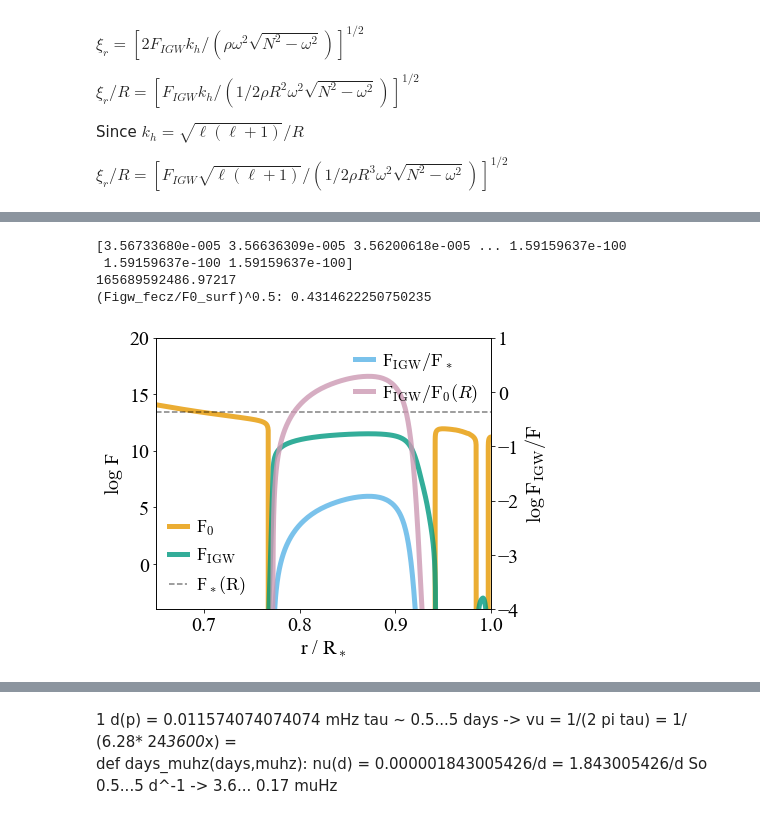
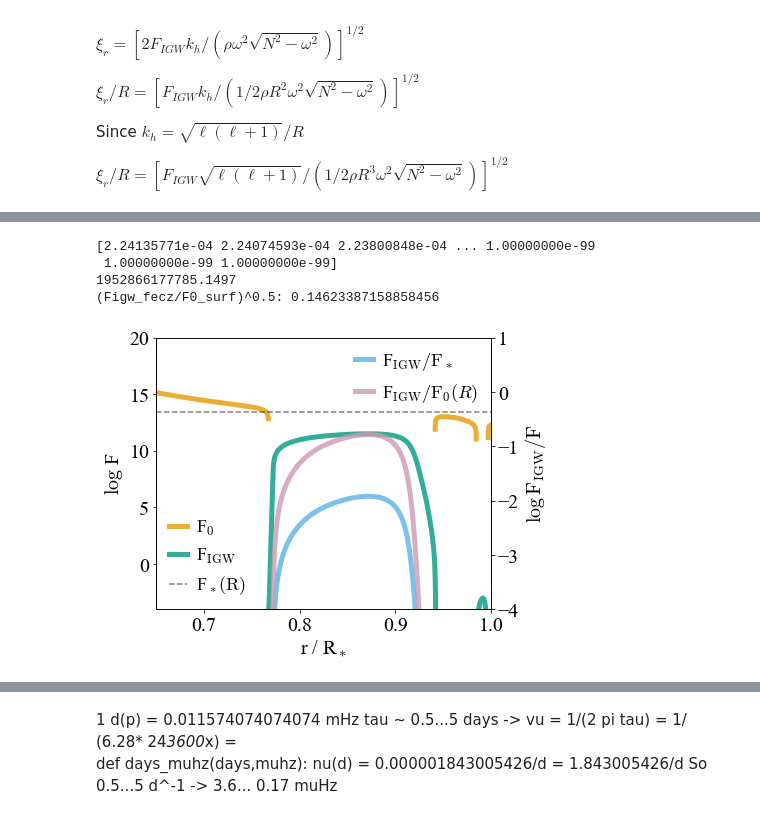
Before and after one commit to matteocantiello/rednoise, a Jupyter notebook: propagation_diagrams.ipynb, the cells around one changed output, grey strips where cells are left out. Saved outputs shown, nothing was run; the diff lists cells and outputs as text; code cells hidden in the pictures.

```diff
--- a/propagation_diagrams.ipynb
+++ b/propagation_diagrams.ipynb
@@ -198,5 +196,6 @@ And $\nu_c \equiv \omega_c / 2\pi $ (e.g. Shiode et al. 2013)
 DIR = '/Users/mcantiello/Dropbox (Personal)/work/red_noise/Z0.02_CORE/'
 mods = [5.0, 5.2, 5.4 ,5.6 ,5.8, 6.0, 7.0,8.0,9.0,10,11,12,13,14,15,16,17,18,19,20,21,22,23,24,25,30,40,50,60,80,100,120]
 hrdlines = [5.0,6.0,7.0,9.0,11,13,15,20,25,30,40,60,80,120]
+figures = '/Users/mcantiello/Dropbox (Personal)/work/red_noise/figures/'
 # %% [markdown]
 ## Identify and Take values in the Core
@@ -217,6 +203,8 @@ print(omega_core/muhz)
 mesa=mr.MesaData(DIR+'10/LOGS/profile10.data')
 dir(mesa)
 mesa.bulk_names
+
+pi2= 2*3.1415
 
 # Units of brunt in MESA?
 #log_brunt_nu(k) = safe_log10_cr((1d6/(2*pi))*sqrt(max(0d0,s% brunt_N2(k))))
@@ -224,8 +212,9 @@ mesa.bulk_names
 # lamb_S ! for l=1: S = sqrt(2)*csound/r
 muhz=1e-6 #conversion factor from muhz to hz
 
-brunt=(1e6/6.283)*10**mesa.log_brunt_N
-lamb1=(1e6/6.283)*mesa.lamb_S
+brunt=(1e6/pi2)*10**mesa.log_brunt_N
+lamb1=(1e6/pi2)*mesa.lamb_S
+
 
 lamb10=lamb_ell(lamb1,10)
 lamb50=lamb_ell(lamb1,50)
@@ -246,6 +235,15 @@ nu_char=1.0/(2*3.1415*turnover)     # Definition in Bowman et al. 2020
 
 omega=vc/(2*alpha_mlt*hp*rsun)      # definition from Fuller et al. 2014 (there is a 2 here)
 
+## Identify values in the core
+i=len(vc)-1
+while (vc[i] > 0.00001):
+    i=i-1
+omega_core=np.mean(omega[i:])
+i_core = i
+print(omega_core/muhz)
+##
+
 plt.plot(mesa.radius/mesa.radius[1],np.log10(omega/muhz),linewidth=4, alpha=0.8,label = r'$\omega$',color=SKY_BLUE)
 plt.plot(mesa.radius/mesa.radius[1],np.log10(nu_char/muhz),linewidth=4, alpha=0.8,label = r'$\nu_{\rm char}$',color=RED_PURPLE)
 
@@ -254,7 +252,7 @@ plt.plot(mesa.radius/mesa.radius[1],np.log10(lamb10),linewidth=2, ls=':',alpha=0
 plt.plot(mesa.radius/mesa.radius[1],np.log10(lamb50),linewidth=2, ls=':',alpha=0.5,label = r'S$_{50}$',color=VERMILLION)
 #plt.plot(mesa.radius/mesa.radius[1],np.log10(lamb30),linewidth=2, alpha=0.8,label = r'  S$_{30}$')
 #plt.plot(mesa.radius/mesa.radius[1],np.log10(lamb300),linewidth=2, alpha=0.8,label = r'S$_{\ell = 300}$')
-plt.axhline(y=np.log10(omega_core/muhz), color=BLACK, linestyle='--')
+plt.axhline(y=np.log10(omega_core/(pi2*muhz)), color=BLACK, linestyle='--')
 
 legend = plt.legend(loc='upper right',fontsize=18,ncol=3)
 
@@ -262,5 +260,5 @@ plt.axis([0.0,1, -2,4])
 plt.xlabel(r'r / R$_*$')
 plt.ylabel(r'$\log\, \nu$ ($\mu$Hz)')
 plt.title(r'Propagation Diagram for M = 10M$_\odot$ ') #X$_c$=0.68
-plt.savefig("Propagation10Msun_zoom.pdf")
+plt.savefig(figures+"Propagation10Msun_zoom.pdf",bbox_inches='tight')
 # %% [output]
@@ -488,14 +528,15 @@ $|\delta m| = - 1.087 \sqrt{\frac{F_{\rm IGW}}{F_0}}$
 omega_c =  np.mean(omega[minT:maxT])
 
 # Calculate F0
+# Be careful: omega is an angular frequency. So to compare to the brunt you have to transform to nu_c (divide by 2pi)
 
-N=brunt*muhz
+N=brunt*muhz*pi2
 print(N)
 rho=10**mesa.logRho
 F0=0.5*rho*(rsun*mesa.radius)**3.0
-F0=F0*omega_c**2.0
-#F0=F0*(N**2.0 - omega_c**2.0)**0.5
-F0=F0*N
+F0=F0*(omega_c)**2.0
+F0=F0*(N**2.0 - omega_c**2.0)**0.5
+#F0=F0*N
 F0_surf=F0[1] # Take surface value of F0
 print(F0[1])
 
@@ -515,39 +556,39 @@ Figw=Fc*mach
 Figw_fecz= np.mean(Figw[minT:maxT])  # Take an average of Figw in the FeCZ
 
 
 
 # Make the plot
 
 fig, ax1 = plt.subplots()
 
 f1 = ax1.plot(mesa.radius/mesa.radius[1],np.log10(F0),linewidth=5, alpha=0.8,label = r'F$_0$',color=ORANGE)
 f2 = ax1.plot(mesa.radius/mesa.radius[1],np.log10(Figw),linewidth=5, alpha=0.8,label = r'F$_{\rm IGW}$',color=BLUE_GREEN)
 f3 = ax1.axhline(y=np.log10(F), color='black', alpha=0.5,linestyle='--',label=r'F$_*({\rm R})$')
 
 legend = plt.legend(loc='lower left',fontsize=18,ncol=1)
 
 ax1.set_xlabel(r'r / R$_*$')
 ax1.set_ylabel(r'$\log$ F')
 ax1.set_xlim(0.65,1)
 ax1.set_ylim(-4,20)
 
 ax2 = ax1.twinx()
 f4 = ax2.plot(mesa.radius/mesa.radius[1],np.log10(Figw/F),linewidth=5, color=SKY_BLUE,alpha=0.8,label = r'F$_{\rm IGW}/{\rm F}_*$')
 f5 = ax2.plot(mesa.radius/mesa.radius[1],np.log10(Figw/F0_surf),linewidth=5, color=RED_PURPLE,alpha=0.8,label = r'F$_{\rm IGW}/{\rm F}_0(R)$')
 ax2.set_ylim(-4, 1)
 ax2.set_ylabel(r'$\log \, {\rm F}_{\rm IGW}/{\rm F}$')
 
 print('(Figw_fecz/F0_surf)^0.5:', (Figw_fecz/F0_surf)**0.5)
 legend2 = plt.legend(loc='upper right',fontsize=18,ncol=1)
 
 
-plt.savefig("Fluxes_40Msun_zoom.pdf")
+plt.savefig(figures+"Fluxes_run_40Msun_zoom.pdf",bbox_inches='tight')
 # %% [output]
-[3.56733680e-005 3.56636309e-005 3.56200618e-005 ... 1.59159637e-100
- 1.59159637e-100 1.59159637e-100]
-165689592486.97217
-(Figw_fecz/F0_surf)^0.5: 0.4314622250750235
+[2.24135771e-04 2.24074593e-04 2.23800848e-04 ... 1.00000000e-99
+ 1.00000000e-99 1.00000000e-99]
+1952866177785.1497
+(Figw_fecz/F0_surf)^0.5: 0.14623387158858456
-[figure, old version]
+[figure, new version]
 # %%
 fig, ax1 = plt.subplots()
 
```
Also changed, not shown: parts of 15 cells of this notebook.
